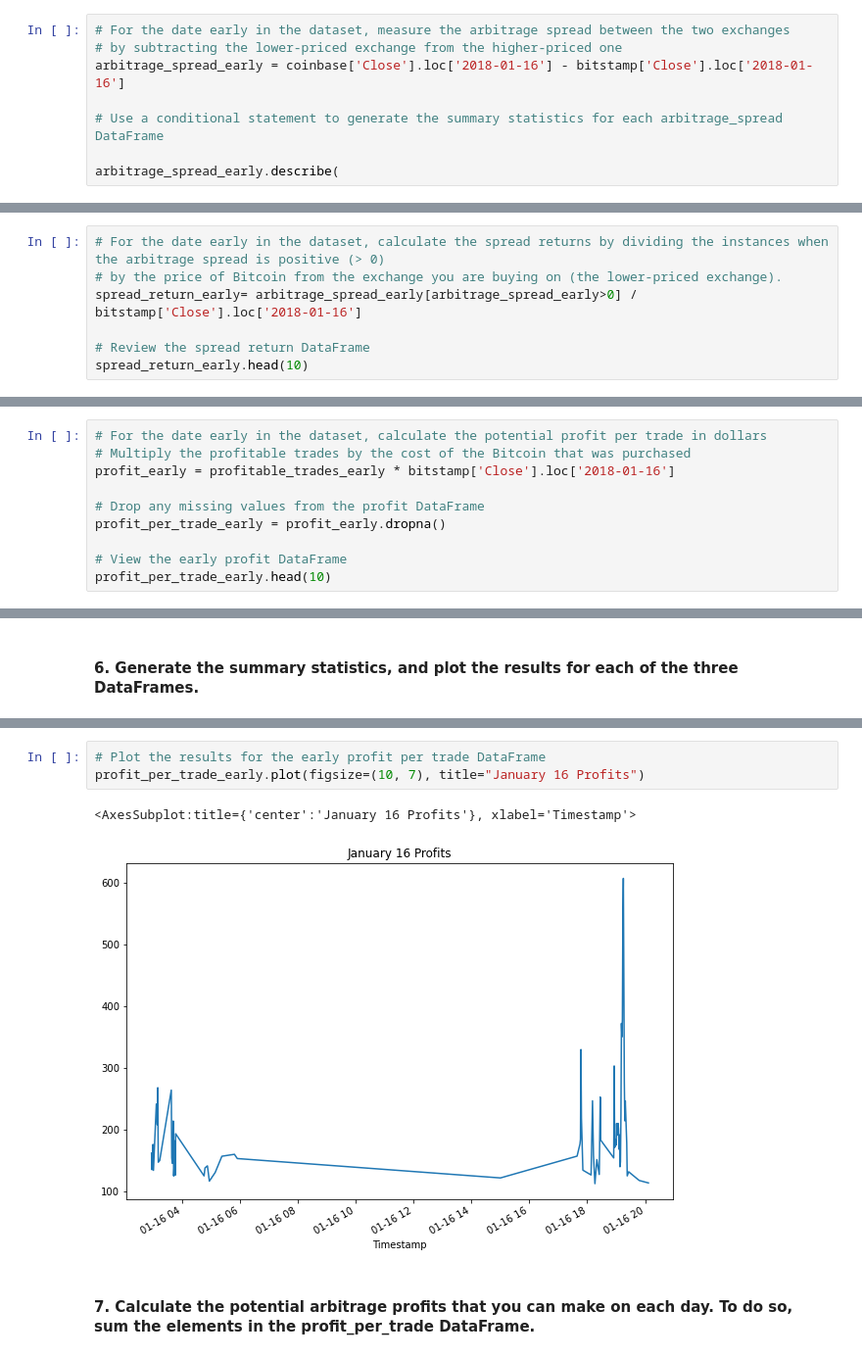
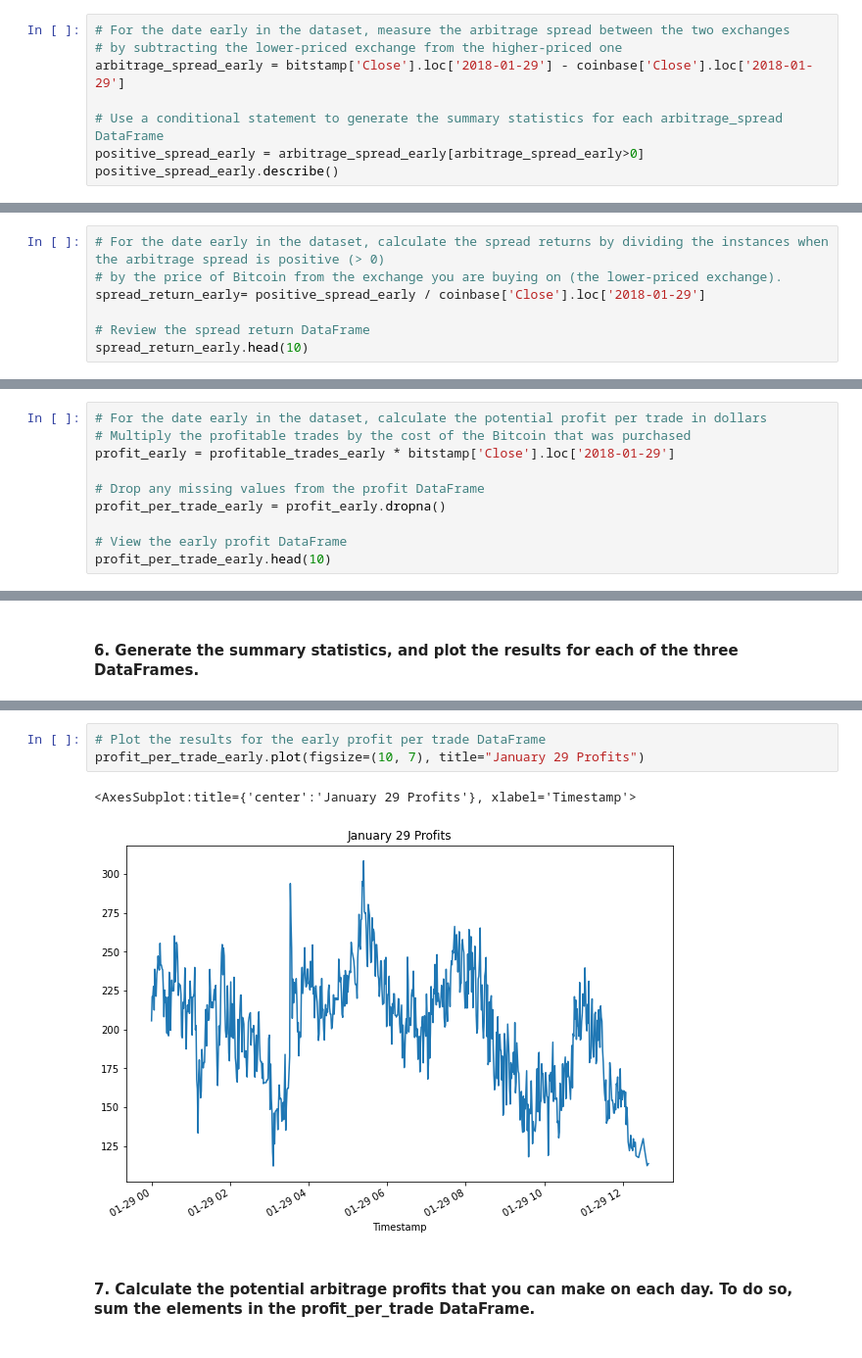
Before and after one commit to zvahidy/Crypto-Arbitrage, a Jupyter notebook: crypto_arbitrage.ipynb, the cells around one changed output, grey strips where cells are left out. Shown: that part at 98% size. Drawn from its saved outputs; the diff is of its cells as text.

Commit message:
final analysis between all datasets early, middle and late

```diff
--- a/crypto_arbitrage.ipynb
+++ b/crypto_arbitrage.ipynb
@@ -527,8 +527,8 @@ Calculate the potential profits for each date that you selected in the previous
 # %%
 # For the date early in the dataset, measure the arbitrage spread between the two exchanges
 # by subtracting the lower-priced exchange from the higher-priced one
-arbitrage_spread_early = coinbase['Close'].loc['2018-01-16'] - bitstamp['Close'].loc['2018-01-16']
+arbitrage_spread_early = bitstamp['Close'].loc['2018-01-29'] - coinbase['Close'].loc['2018-01-29']
 
 # Use a conditional statement to generate the summary statistics for each arbitrage_spread DataFrame
-
-arbitrage_spread_early.describe(
+positive_spread_early = arbitrage_spread_early[arbitrage_spread_early>0]
+positive_spread_early.describe()
@@ -537,7 +547,7 @@ arbitrage_spread_early.describe(
 # %%
 # For the date early in the dataset, calculate the spread returns by dividing the instances when the arbitrage spread is positive (> 0)
 # by the price of Bitcoin from the exchange you are buying on (the lower-priced exchange).
-spread_return_early= arbitrage_spread_early[arbitrage_spread_early>0] / bitstamp['Close'].loc['2018-01-16']
+spread_return_early= positive_spread_early / coinbase['Close'].loc['2018-01-29']
 
 # Review the spread return DataFrame
 spread_return_early.head(10)
@@ -592,7 +602,7 @@ Name: Close, dtype: float64
 # %%
 # For the date early in the dataset, calculate the potential profit per trade in dollars
 # Multiply the profitable trades by the cost of the Bitcoin that was purchased
-profit_early = profitable_trades_early * bitstamp['Close'].loc['2018-01-16']
+profit_early = profitable_trades_early * bitstamp['Close'].loc['2018-01-29']
 
 # Drop any missing values from the profit DataFrame
 profit_per_trade_early = profit_early.dropna()
@@ -629,10 +639,10 @@ max      606.800000
 Name: Close, dtype: float64
 # %%
 # Plot the results for the early profit per trade DataFrame
-profit_per_trade_early.plot(figsize=(10, 7), title="January 16 Profits")
+profit_per_trade_early.plot(figsize=(10, 7), title="January 29 Profits")
 # %% [output]
-<AxesSubplot:title={'center':'January 16 Profits'}, xlabel='Timestamp'>
+<AxesSubplot:title={'center':'January 29 Profits'}, xlabel='Timestamp'>
-[figure, old version]
+[figure, new version]
 # %% [markdown]
 #### 7. Calculate the potential arbitrage profits that you can make on each day. To do so, sum the elements in the profit_per_trade DataFrame.
 # %%
```
Also changed, not shown: parts of 35 cells of this notebook.
